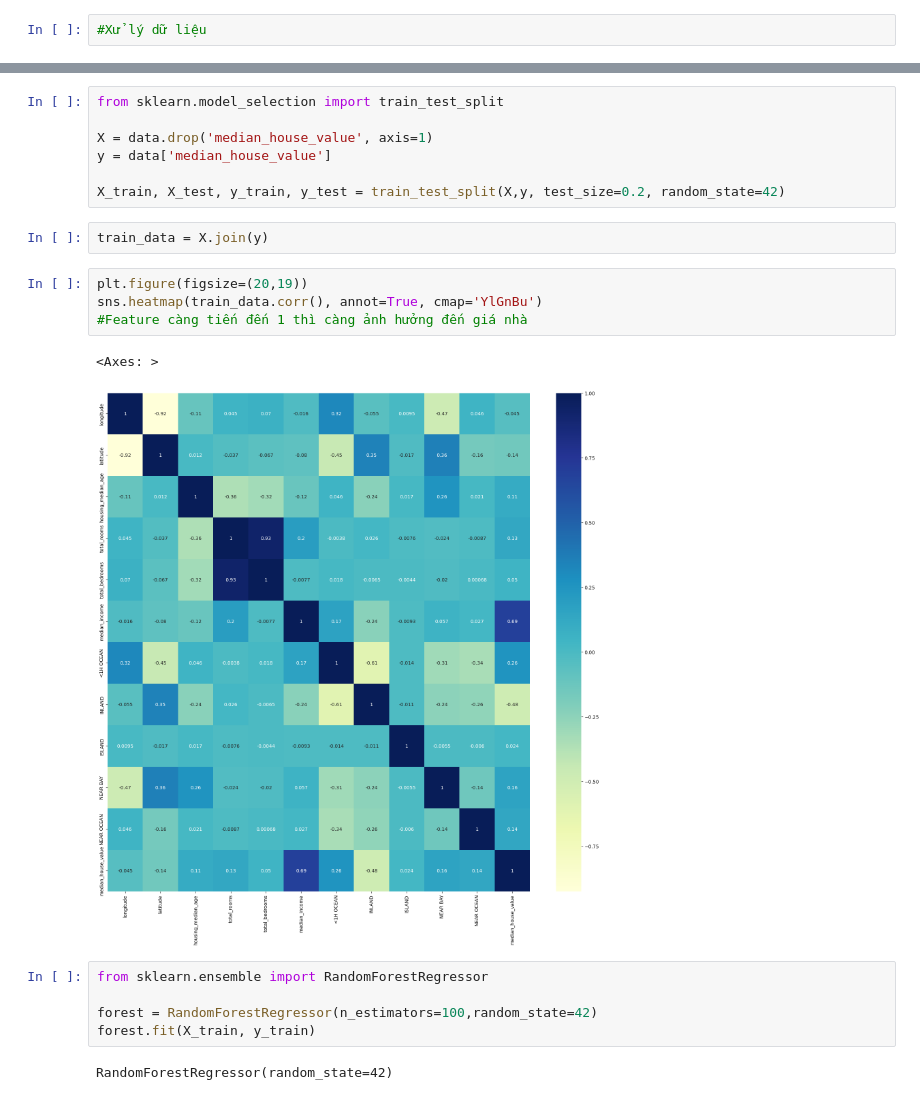
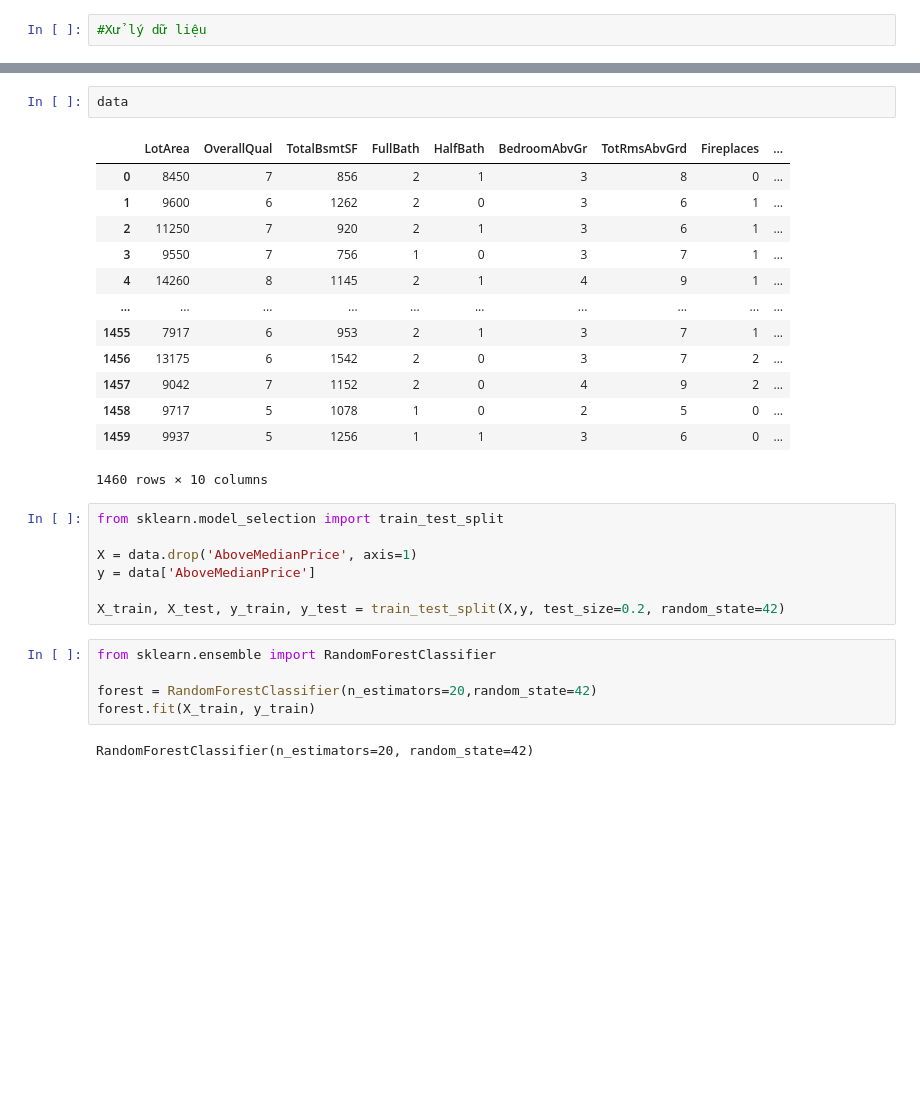
Before and after one commit to TerryNguyen1403/Data-Mining, a Jupyter notebook: RandomForest.ipynb, the cells around one changed output, grey strips where cells are left out. Saved outputs shown, nothing was run; the diff lists cells and outputs as text; blank space fills up the shorter version.

```diff
--- a/RandomForest.ipynb
+++ b/RandomForest.ipynb
@@ -91,26 +57,33 @@ memory usage: 1.3 MB
+# %%
+data
+# %% [output]
+|  | LotArea | OverallQual | TotalBsmtSF | FullBath | HalfBath | BedroomAbvGr | TotRmsAbvGrd | Fireplaces | ... |
+| 0 | 8450 | 7 | 856 | 2 | 1 | 3 | 8 | 0 | ... |
+| 1 | 9600 | 6 | 1262 | 2 | 0 | 3 | 6 | 1 | ... |
+| 2 | 11250 | 7 | 920 | 2 | 1 | 3 | 6 | 1 | ... |
+| 3 | 9550 | 7 | 756 | 1 | 0 | 3 | 7 | 1 | ... |
+| 4 | 14260 | 8 | 1145 | 2 | 1 | 4 | 9 | 1 | ... |
+| ... | ... | ... | ... | ... | ... | ... | ... | ... | ... |
+| 1455 | 7917 | 6 | 953 | 2 | 1 | 3 | 7 | 1 | ... |
+| 1456 | 13175 | 6 | 1542 | 2 | 0 | 3 | 7 | 2 | ... |
+| 1457 | 9042 | 7 | 1152 | 2 | 0 | 4 | 9 | 2 | ... |
+| 1458 | 9717 | 5 | 1078 | 1 | 0 | 2 | 5 | 0 | ... |
+| 1459 | 9937 | 5 | 1256 | 1 | 1 | 3 | 6 | 0 | ... |
+1460 rows × 10 columns
 # %%
 from sklearn.model_selection import train_test_split
 
-X = data.drop('median_house_value', axis=1)
-y = data['median_house_value']
+X = data.drop('AboveMedianPrice', axis=1)
+y = data['AboveMedianPrice']
 
 X_train, X_test, y_train, y_test = train_test_split(X,y, test_size=0.2, random_state=42)
-# %%
-train_data = X.join(y)
-# %%
-plt.figure(figsize=(20,19))
-sns.heatmap(train_data.corr(), annot=True, cmap='YlGnBu')
-#Feature càng tiến đến 1 thì càng ảnh hưởng đến giá nhà
-# %% [output]
-<Axes: >
-[figure, old version]
 # %%
-from sklearn.ensemble import RandomForestRegressor
+from sklearn.ensemble import RandomForestClassifier
 
-forest = RandomForestRegressor(n_estimators=100,random_state=42)
+forest = RandomForestClassifier(n_estimators=20,random_state=42)
 forest.fit(X_train, y_train)
 # %% [output]
-RandomForestRegressor(random_state=42)
+RandomForestClassifier(n_estimators=20, random_state=42)
 # %%
 forest.score(X_test, y_test)
 # %% [output]
```
Also changed, not shown: parts of 14 cells of this notebook, 1 other file.
